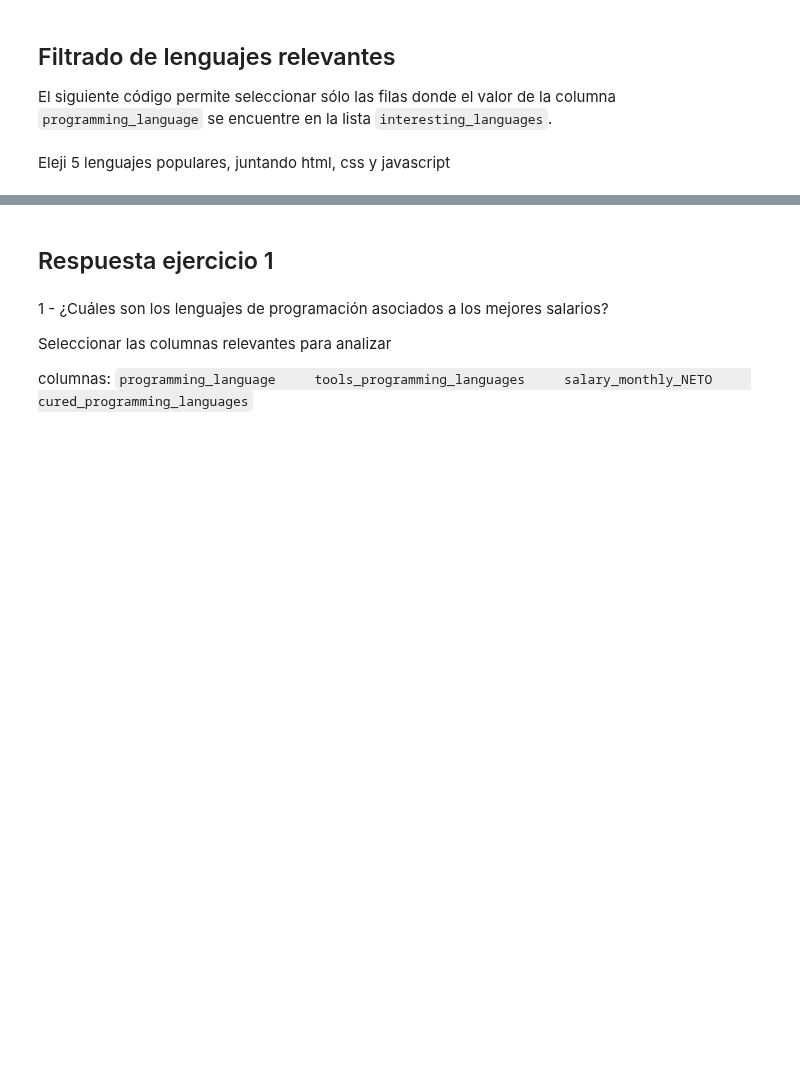
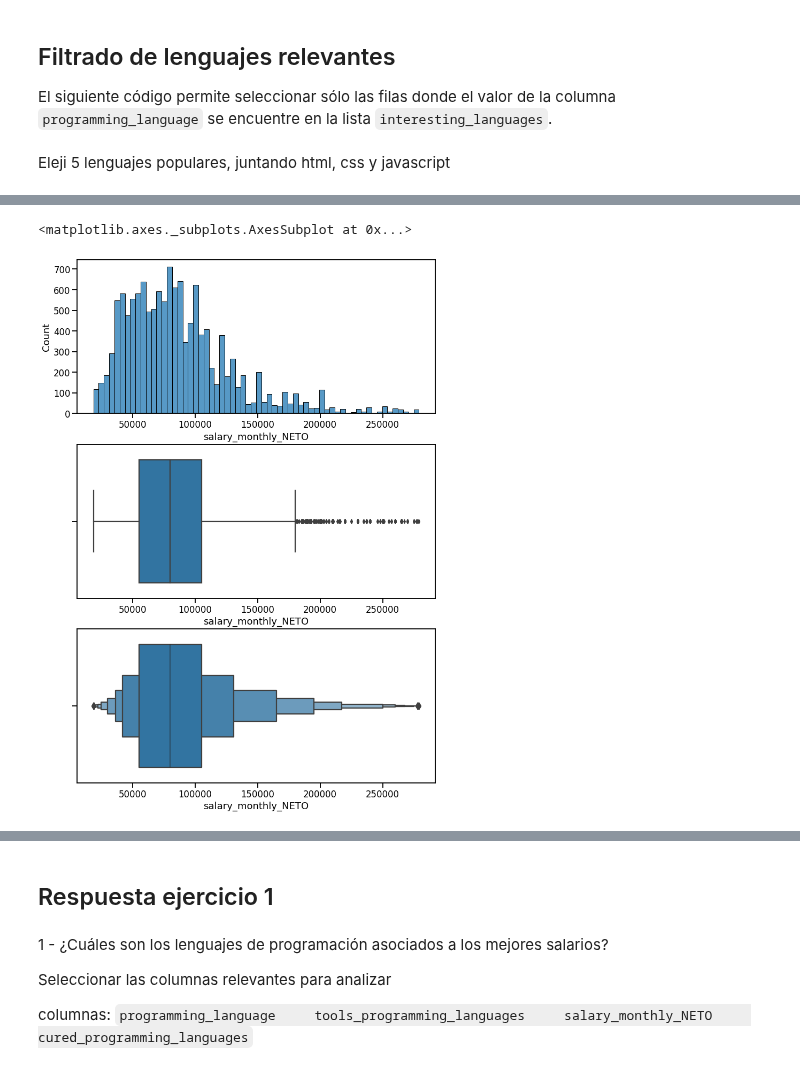
Before and after one commit to Natali-PP/diplodatos2021, a Jupyter notebook: AnalisiYVisualizacion/Entregable_Parte_1.ipynb, the cells around one changed output, grey strips where cells are left out. Saved outputs shown, nothing was run; the diff lists cells and outputs as text; code cells hidden in the pictures; blank space fills up the shorter version.

```diff
--- a/AnalisiYVisualizacion/Entregable_Parte_1.ipynb
+++ b/AnalisiYVisualizacion/Entregable_Parte_1.ipynb
@@ -141,11 +158,12 @@ Eleji 5 lenguajes populares, juntando html, css y javascript
 # %%
 # Filter out languages that we want to exclude
 # Complete here with your selected list.
-interesting_languages = ["python", "javascript", "sql", "html","java", "css", "bash/shell"]
+#front_lang="java"
+interesting_languages = ["python", "javascript", "sql", "html","java", "css", "bash/shell", "php", ".net", "typescript", "c#"]
 filtered_df_lang = df_lang[df_lang.programming_language.isin(interesting_languages)]
 filter_of_null_values= (filtered_df_lang.salary_monthly_NETO.isnull() == False)
-filter_quantile= (filtered_df_lang.salary_monthly_NETO > filtered_df_lang.salary_monthly_NETO.quantile(0.03)) & (filtered_df_lang.salary_monthly_NETO < filtered_df_lang.salary_monthly_NETO.quantile(0.99))
-filtered_df_lang[ (filter_of_null_values) & (filter_quantile) ]
+filter_quantile= (filtered_df_lang.salary_monthly_NETO > filtered_df_lang.salary_monthly_NETO.quantile(0.04)) & (filtered_df_lang.salary_monthly_NETO < filtered_df_lang.salary_monthly_NETO.quantile(0.96))
+df_filtered = filtered_df_lang[ (filter_of_null_values) & (filter_quantile) ]
 
-len(filtered_df_lang), len(filtered_df_lang[ (filter_of_null_values) & (filter_quantile) ])
+len(filtered_df_lang), len(df_filtered)
 # %% [output]
@@ -152,0 +197,8 @@ len(filtered_df_lang), len(filtered_df_lang[ (filter_of_null_values) & (filter_q
+# %%
+fig, axes = plt.subplots(figsize=(12, 18), nrows=3)
+seaborn.histplot(x=df_filtered['salary_monthly_NETO'], ax=axes[0])
+seaborn.boxplot(x=df_filtered['salary_monthly_NETO'], ax=axes[1])
+seaborn.boxenplot(x=df_filtered['salary_monthly_NETO'], ax=axes[2])
+# %% [output]
+<matplotlib.axes._subplots.AxesSubplot at 0x...>
+[figure, added]
```
Also changed, not shown: parts of 12 cells of this notebook.
